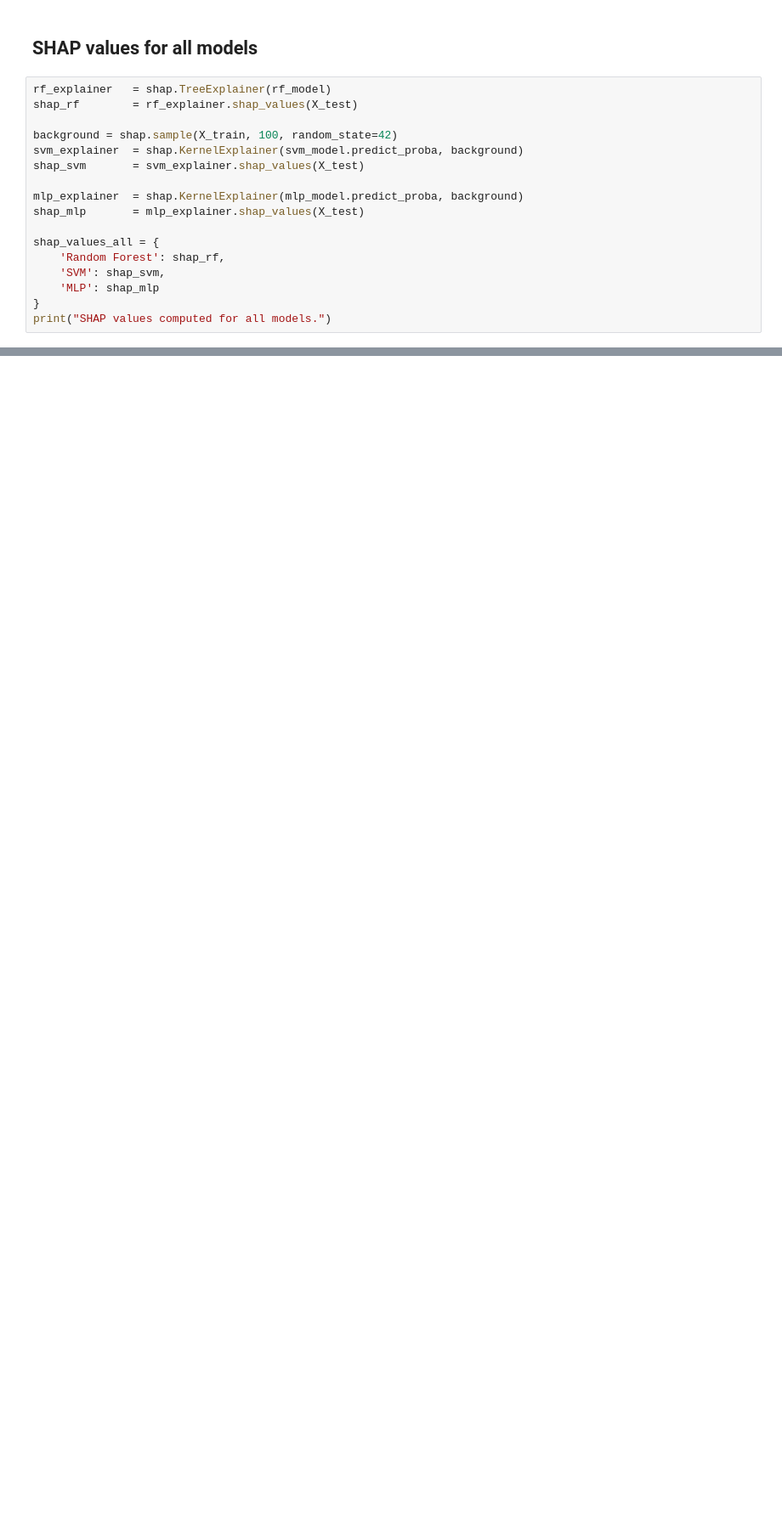
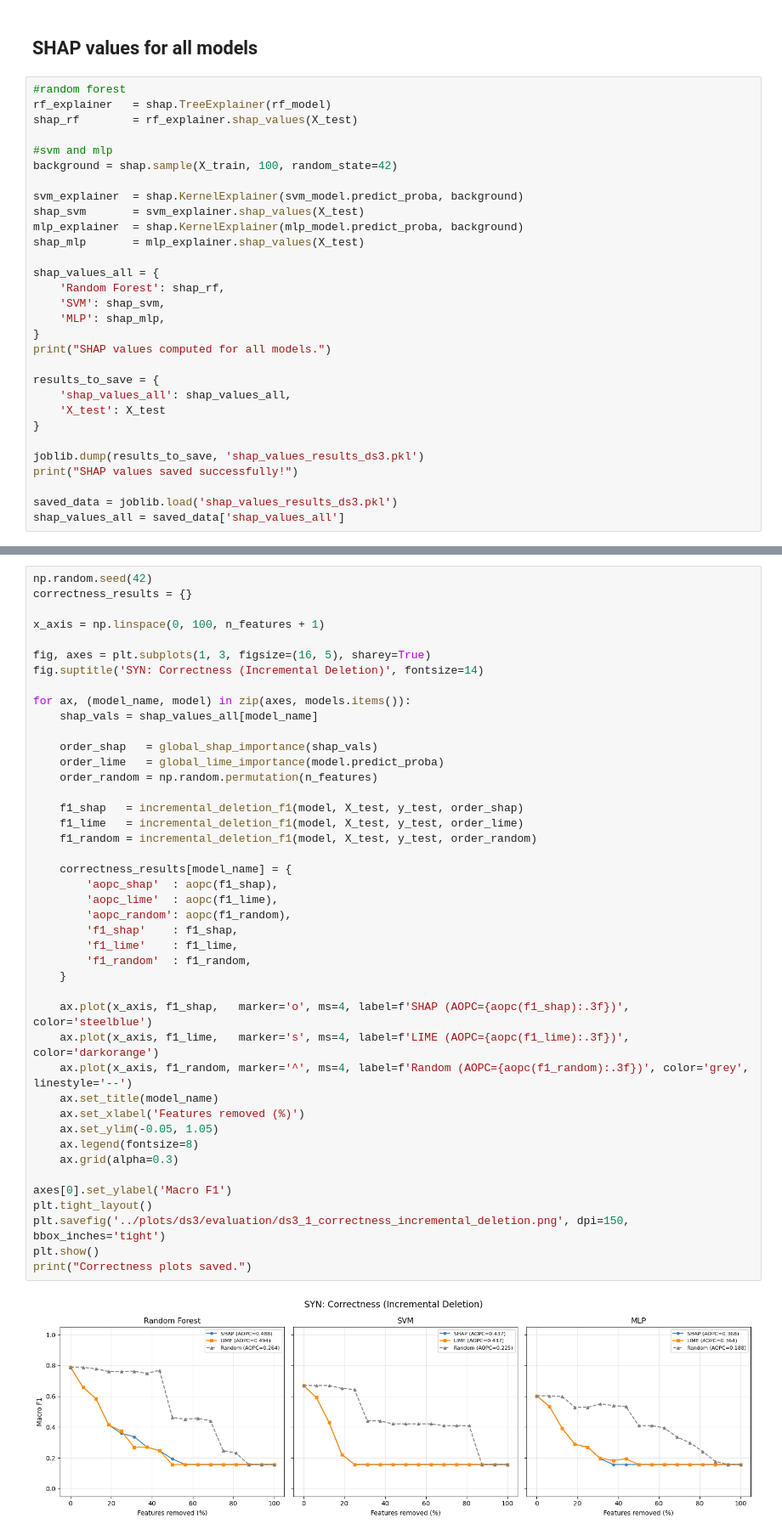
Before and after one commit to ariannacalderara/Pancreatic_Cancer_Detection_Master_Thesis, a Jupyter notebook: notebooks/04_ds3_xai_evaluation.ipynb, the cells around one changed output, grey strips where cells are left out. Shown at 85% size. Drawn from its saved outputs; the diff is of its cells as text; blank space fills up the shorter version.

```diff
--- a/notebooks/04_ds3_xai_evaluation.ipynb
+++ b/notebooks/04_ds3_xai_evaluation.ipynb
@@ -53,19 +53,32 @@ os.makedirs('../plots/ds3/evaluation', exist_ok=True)
 # %% [markdown]
 ## SHAP values for all models
 # %%
+#random forest
 rf_explainer   = shap.TreeExplainer(rf_model)
 shap_rf        = rf_explainer.shap_values(X_test)
 
+#svm and mlp
 background = shap.sample(X_train, 100, random_state=42)
+
 svm_explainer  = shap.KernelExplainer(svm_model.predict_proba, background)
 shap_svm       = svm_explainer.shap_values(X_test)
-
 mlp_explainer  = shap.KernelExplainer(mlp_model.predict_proba, background)
 shap_mlp       = mlp_explainer.shap_values(X_test)
 
 shap_values_all = {
     'Random Forest': shap_rf,
     'SVM': shap_svm,
-    'MLP': shap_mlp
+    'MLP': shap_mlp,
 }
 print("SHAP values computed for all models.")
+
+results_to_save = {
+    'shap_values_all': shap_values_all,
+    'X_test': X_test
+}
+
+joblib.dump(results_to_save, 'shap_values_results_ds3.pkl')
+print("SHAP values saved successfully!")
+
+saved_data = joblib.load('shap_values_results_ds3.pkl')
+shap_values_all = saved_data['shap_values_all']
@@ -71,0 +135,45 @@ print("SHAP values computed for all models.")
+# %%
+np.random.seed(42)
+correctness_results = {}
+
+x_axis = np.linspace(0, 100, n_features + 1)
+
+fig, axes = plt.subplots(1, 3, figsize=(16, 5), sharey=True)
+fig.suptitle('SYN: Correctness (Incremental Deletion)', fontsize=14)
+
+for ax, (model_name, model) in zip(axes, models.items()):
+    shap_vals = shap_values_all[model_name]
+
+    order_shap   = global_shap_importance(shap_vals)
+    order_lime   = global_lime_importance(model.predict_proba)
+    order_random = np.random.permutation(n_features)
+
+    f1_shap   = incremental_deletion_f1(model, X_test, y_test, order_shap)
+    f1_lime   = incremental_deletion_f1(model, X_test, y_test, order_lime)
+    f1_random = incremental_deletion_f1(model, X_test, y_test, order_random)
+
+    correctness_results[model_name] = {
+        'aopc_shap'  : aopc(f1_shap),
+        'aopc_lime'  : aopc(f1_lime),
+        'aopc_random': aopc(f1_random),
+        'f1_shap'    : f1_shap,
+        'f1_lime'    : f1_lime,
+        'f1_random'  : f1_random,
+    }
+
+    ax.plot(x_axis, f1_shap,   marker='o', ms=4, label=f'SHAP (AOPC={aopc(f1_shap):.3f})',   color='steelblue')
+    ax.plot(x_axis, f1_lime,   marker='s', ms=4, label=f'LIME (AOPC={aopc(f1_lime):.3f})',   color='darkorange')
+    ax.plot(x_axis, f1_random, marker='^', ms=4, label=f'Random (AOPC={aopc(f1_random):.3f})', color='grey', linestyle='--')
+    ax.set_title(model_name)
+    ax.set_xlabel('Features removed (%)')
+    ax.set_ylim(-0.05, 1.05)
+    ax.legend(fontsize=8)
+    ax.grid(alpha=0.3)
+
+axes[0].set_ylabel('Macro F1')
+plt.tight_layout()
+plt.savefig('../plots/ds3/evaluation/ds3_1_correctness_incremental_deletion.png', dpi=150, bbox_inches='tight')
+plt.show()
+print("Correctness plots saved.")
+# %% [output]
+[figure, added]
```
Also changed, not shown: parts of 14 cells of this notebook, 34 other files.
